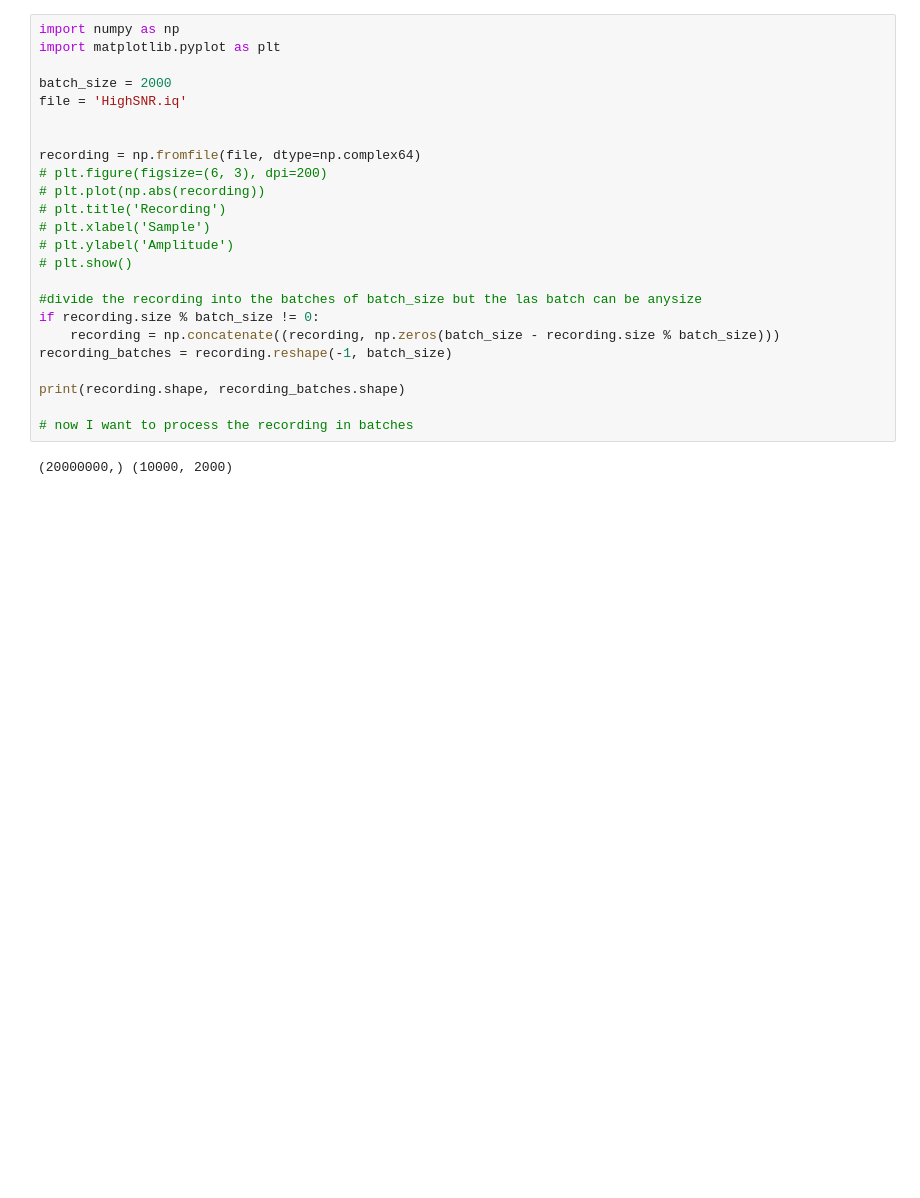
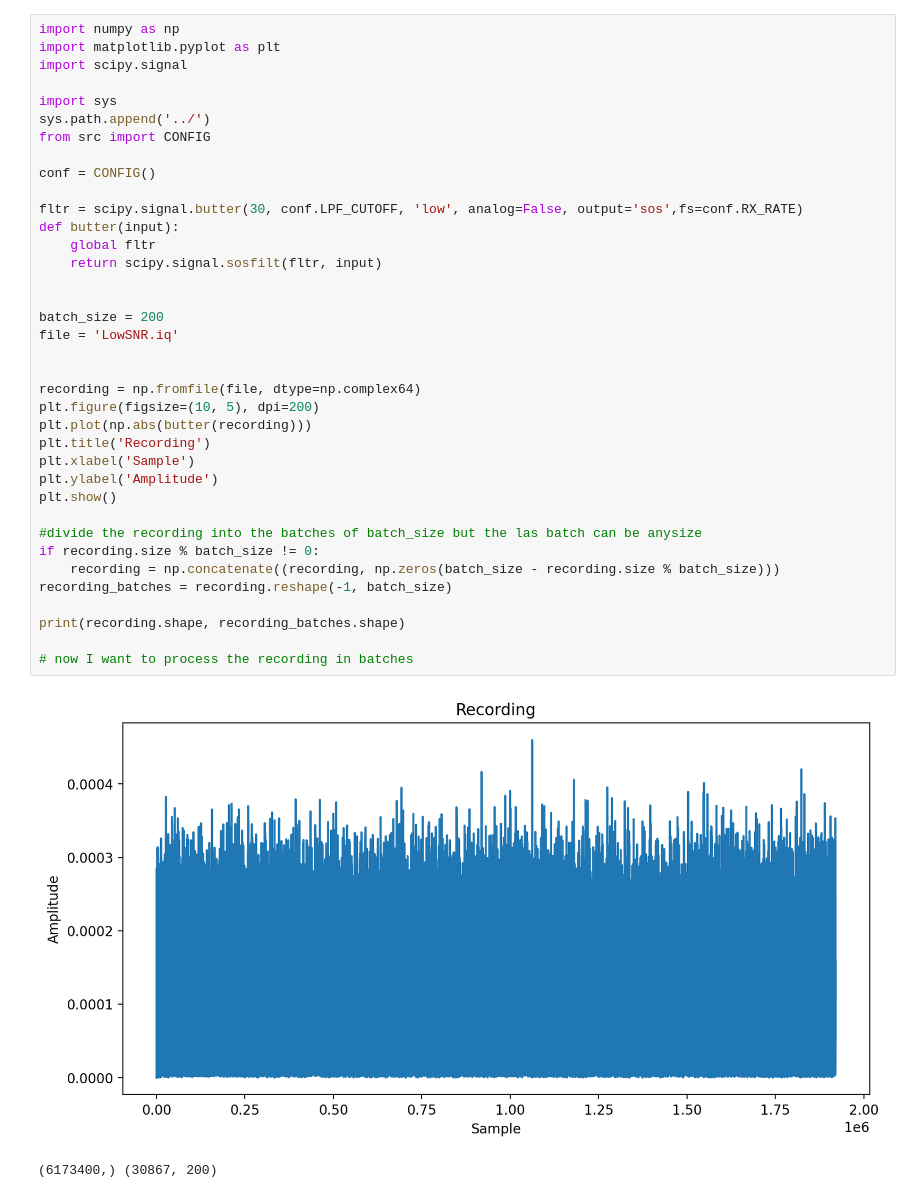
Before and after one commit to mkashani-phd/Secure_Wireless_Relay, a Jupyter notebook: RX algo test/rx.ipynb, the cells around one changed output. Drawn from its saved outputs; the diff is of its cells as text; blank space fills up the shorter version.

```diff
--- a/RX algo test/rx.ipynb
+++ b/RX algo test/rx.ipynb
@@ -1,29 +1,43 @@
 # %%
 import numpy as np
 import matplotlib.pyplot as plt
+import scipy.signal
 
-batch_size = 2000
-file = 'HighSNR.iq'
+import sys
+sys.path.append('../')
+from src import CONFIG
+
+conf = CONFIG()
+
+fltr = scipy.signal.butter(30, conf.LPF_CUTOFF, 'low', analog=False, output='sos',fs=conf.RX_RATE)
+def butter(input):
+    global fltr
+    return scipy.signal.sosfilt(fltr, input)
+
+
+batch_size = 200
+file = 'LowSNR.iq'
 
 
 recording = np.fromfile(file, dtype=np.complex64)
-# plt.figure(figsize=(6, 3), dpi=200)
-# plt.plot(np.abs(recording))
-# plt.title('Recording')
-# plt.xlabel('Sample')
-# plt.ylabel('Amplitude')
-# plt.show()
+plt.figure(figsize=(10, 5), dpi=200)
+plt.plot(np.abs(butter(recording)))
+plt.title('Recording')
+plt.xlabel('Sample')
+plt.ylabel('Amplitude')
+plt.show()
 
 #divide the recording into the batches of batch_size but the las batch can be anysize
 if recording.size % batch_size != 0:
     recording = np.concatenate((recording, np.zeros(batch_size - recording.size % batch_size)))
 recording_batches = recording.reshape(-1, batch_size)
 
 print(recording.shape, recording_batches.shape)
 
 # now I want to process the recording in batches
 # %% [output]
+[figure, added]
-(20000000,) (10000, 2000)
+(6173400,) (30867, 200)
 # %%
 res = []
 
```
Also changed, not shown: parts of 2 cells of this notebook, 4 other files.
